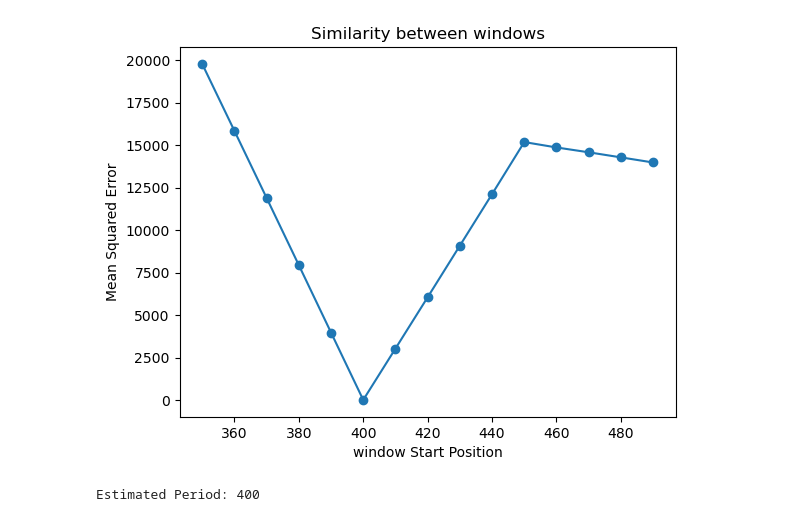
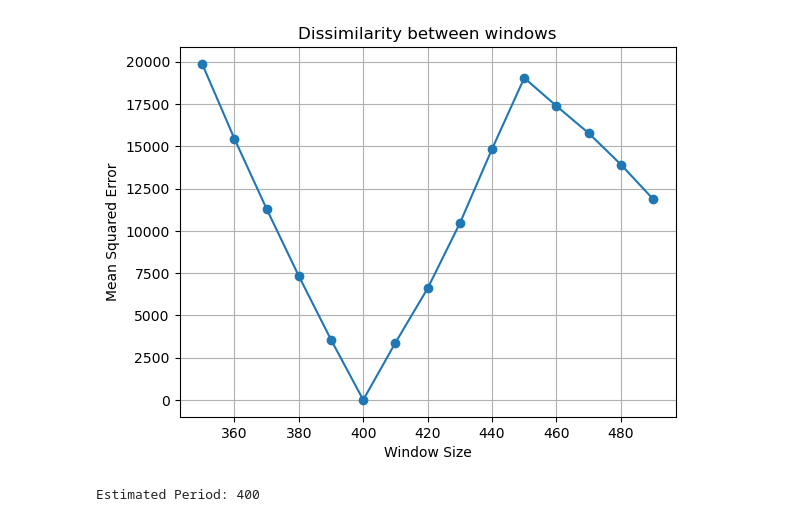
Before and after one commit to HarrisRamosBaroni/tree-climber, a Jupyter notebook: detect.ipynb, the cells around one changed output. Saved outputs shown, nothing was run; the diff lists cells and outputs as text; code cells hidden in the pictures.

Commit message:
ignore .png files. rename the 'similarity' metric to 'dissimilarity'

```diff
--- a/detect.ipynb
+++ b/detect.ipynb
@@ -1,23 +1,25 @@
 # %%
 import numpy as np
 import matplotlib.pyplot as plt
+import pandas as pd
+pd.set_option("display.precision", 3)
 
 # Parameters
-total_points = 1000  # Total number of data points
+samples = 1000       # Total number of samples
 noise_std = 2        # Standard deviation of the noise
-signal_level = 200   # Constant value of the signal
+dist_to_top = 200    # Distance to top of tree (cm)
 branch_positions = [0, 100, 250, 400, 500, 650, 800, 900]  # Positions where the branches occur
-branch_heights = [20, 80, 50, 20, 80, 50, 20, 80]          # Heights of the branches
-branch_width = 50    # Width of the branch
+branch_heights = [20, 80, 50, 20, 80, 50, 20, 80]          # Heights of the branches (cm)
+branch_width = 50    # Width of the branch in time units when horizontally travelling the tree
 
-# Generate the square wave signal
-signal = np.full(total_points, signal_level)
+# Generate the ultrasonic distance signal
+signal = np.full(samples, dist_to_top)
 
 for pos, height in zip(branch_positions, branch_heights):
     signal[pos:pos+branch_width] = height
 
 # Add normally distributed noise
-noise = np.random.normal(0, noise_std, total_points)
+noise = np.random.normal(0, noise_std, samples)
 noisy_signal = signal + noise
 
 # Plot the signal
@@ -25,9 +27,10 @@ plt.figure(figsize=(10, 4))
 plt.plot(noisy_signal, label='Noisy Signal')
 plt.plot(signal, linestyle='--', label='Original Signal', alpha=0.7)
 plt.xlabel('Time')
-plt.ylabel('Amplitude')
+plt.ylabel('Vertical distance')
 plt.title('Distance profile')
 plt.legend()
 plt.grid(True)
+plt.savefig('distance_profile.png')
 plt.show()
 # %% [output]
@@ -85,37 +101,38 @@ Frequency: 0.0080, Magnitude: 24121.263
 Estimated Period: 125.00
 # %%
-window_length = 350  # Hypothesized period length
-window_incr   = 10   # Hypothesized period length
-window_max    = 500  # Hypothesized period length
+window_min  = 350  # Hypothesized period length
+window_max  = 500  # falls between window
+window_incr = 10
 
-def compute_similarity(window1, window2):
+def compute_dissimilarity(window1, window2):
     # Compute mse. Lower value means more similar
     return np.mean((window1 - window2) ** 2)
 
 # Compare windows to detect repetition
-similarities = []
-first_window = noisy_signal[:window_length]
+dissimilarities = [] # Store the dissimilarity values
+first_window = noisy_signal[:window_min]
 
-for start in range(window_length, window_max, window_incr):
-    end = start + window_length
-    if end > total_points:
+for win_size in range(window_min, window_max, window_incr):
+    if 2*win_size > samples:
         break
-    current_window = noisy_signal[start:end]
-    similarity = compute_similarity(first_window, current_window)  # Compute similarity (mse - scalar value)
-    similarities.append(similarity)
+    first_window = noisy_signal[:win_size]
+    current_window = noisy_signal[win_size:2*win_size]
+    dissimilarity = compute_dissimilarity(first_window, current_window)  # Compute dissimilarity (mse: a scalar value)
+    dissimilarities.append(dissimilarity)
 
-# Plot the similarities
-x_values = range(window_length, window_max, window_incr)#[:-1]  # Remove the last value
-plt.plot(x_values, similarities, marker='o')
-plt.title('Similarity between windows')
-plt.xlabel('window Start Position')
+# Plot the dissimilarities
+x_values = range(window_min, window_max, window_incr)#[:-1]
+plt.plot(x_values, dissimilarities, marker='o')
+plt.title('Dissimilarity between windows')
+plt.xlabel('Window Size')
 plt.ylabel('Mean Squared Error')
+plt.grid(True)
 plt.show()
 
-# Identify the minimum similarity (indicating repetition)
-min_similarity_idx = np.argmin(similarities)
-estimated_period = x_values[min_similarity_idx]
+# Identify the greatest window dissimilarity (smallest mse)
+min_dissimilarity_idx = np.argmin(dissimilarities)
+estimated_period = x_values[min_dissimilarity_idx]
 print(f'Estimated Period: {estimated_period}')
 # %% [output]
-[figure, old version]
+[figure, new version]
 Estimated Period: 400
```
Also changed, not shown: parts of 2 cells of this notebook, 1 other file.
